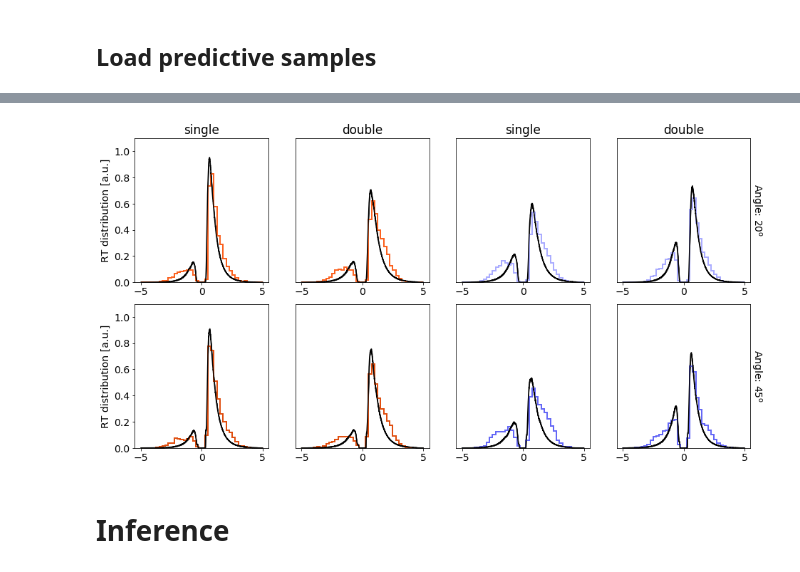
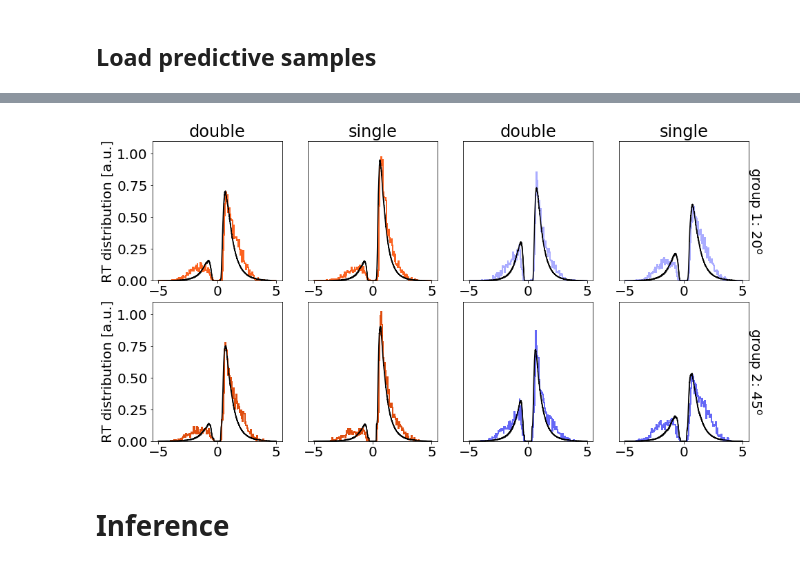
Before and after one commit to dokato/2drdk, a Jupyter notebook: hddm_analysis.ipynb, the cells around one changed output, grey strips where cells are left out. Saved outputs shown, nothing was run; the diff lists cells and outputs as text; code cells hidden in the pictures.

```diff
--- a/hddm_analysis.ipynb
+++ b/hddm_analysis.ipynb
@@ -11,7 +11,7 @@ import hddm
 
 from patsy import dmatrix
 # %%
-plt.rcParams.update({'font.size': 14})
+plt.rcParams.update({'font.size': 20})
 #import matplotlib as mpl
 #mpl.rcParams['axes.spines.right'] = False
 #mpl.rcParams['axes.spines.top'] = False
@@ -409,56 +441,56 @@ fig = plt.figure(figsize=(15, 8))
 fig.subplots_adjust(left=0.1, right=0.9, hspace = 0.15)
 
 plt.subplot(2,4,1)
-plot_rts_from_condition(dataf[dataf.condition == 'C1'][dataf.angle == 20].rt, pred_c1_avg_20, pred_c1_std_20, color='#fb6220')
+plot_rts_from_condition(dataf[dataf.condition == 'C2'][dataf.angle == 20].rt, pred_c2_avg_20, pred_c2_std_20, color='#fb6220')
 plt.ylim([0, 1.1])
-plt.title('single')
+plt.title('double')
 plt.ylabel('RT distribution [a.u.]')
 
 plt.subplot(2,4,2)
-plot_rts_from_condition(dataf[dataf.condition == 'C2'][dataf.angle == 20].rt, pred_c2_avg_20, pred_c2_std_20, color='#fb6220')
+plot_rts_from_condition(dataf[dataf.condition == 'C1'][dataf.angle == 20].rt, pred_c1_avg_20, pred_c1_std_20, color='#fb6220')
+plt.ylim([0, 1.1])
+plt.yticks([])
+plt.title('single')
+
+plt.subplot(2,4,3)
+plot_rts_from_condition(dataf[dataf.condition == 'I2'][dataf.angle == 20].rt, pred_i2_avg_20, pred_i2_std_20, color='#aaacff')
 plt.ylim([0, 1.1])
 plt.yticks([])
 plt.title('double')
 
-plt.subplot(2,4,3)
+ax = plt.subplot(2,4,4)
+ax.yaxis.set_label_position('right')
 plot_rts_from_condition(dataf[dataf.condition == 'I1'][dataf.angle == 20].rt, pred_i1_avg_20, pred_i1_std_20, color='#aaacff')
 plt.ylim([0, 1.1])
 plt.yticks([])
 plt.title('single')
 
-ax = plt.subplot(2,4,4)
-ax.yaxis.set_label_position('right')
-plot_rts_from_condition(dataf[dataf.condition == 'I2'][dataf.angle == 20].rt, pred_i2_avg_20, pred_i2_std_20, color='#aaacff')
-plt.ylim([0, 1.1])
-plt.yticks([])
-plt.title('double')
-
-ax.set_ylabel(r'Angle: 20$^\mathrm{o}$', rotation=270, verticalalignment='baseline')
+ax.set_ylabel(r'group 1: 20$^\mathrm{o}$', rotation=270, verticalalignment='baseline')
 
 plt.subplot(2,4,5)
-plot_rts_from_condition(dataf[dataf.condition == 'C1'][dataf.angle == 45].rt, pred_c1_avg_45, pred_c1_std_45, color='#df4e0f')
+plot_rts_from_condition(dataf[dataf.condition == 'C2'][dataf.angle == 45].rt, pred_c2_avg_45, pred_c2_std_45, color='#df4e0f')
 plt.ylim([0, 1.1])
 plt.ylabel('RT distribution [a.u.]')
 
 plt.subplot(2,4,6)
-plot_rts_from_condition(dataf[dataf.condition == 'C2'][dataf.angle == 45].rt, pred_c2_avg_45, pred_c2_std_45, color='#df4e0f')
+plot_rts_from_condition(dataf[dataf.condition == 'C1'][dataf.angle == 45].rt, pred_c1_avg_45, pred_c1_std_45, color='#df4e0f')
 plt.ylim([0, 1.1])
 plt.yticks([])
 
 plt.subplot(2,4,7)
-plot_rts_from_condition(dataf[dataf.condition == 'I1'][dataf.angle == 45].rt, pred_i1_avg_45, pred_i1_std_45, color='#6467f6')
+plot_rts_from_condition(dataf[dataf.condition == 'I2'][dataf.angle == 45].rt, pred_i2_avg_45, pred_i2_std_45, color='#6467f6')
 plt.ylim([0, 1.1])
 plt.yticks([])
 
 ax = plt.subplot(2,4,8)
 ax.yaxis.set_label_position('right')
-plot_rts_from_condition(dataf[dataf.condition == 'I2'][dataf.angle == 45].rt, pred_i2_avg_45, pred_i2_std_45, color='#6467f6')
+plot_rts_from_condition(dataf[dataf.condition == 'I1'][dataf.angle == 45].rt, pred_i1_avg_45, pred_i1_std_45, color='#6467f6')
 plt.ylim([0, 1.1])
 plt.yticks([])
-ax.set_ylabel(r'Angle: 45$^\mathrm{o}$', rotation=270, verticalalignment='baseline')
-plt.savefig('rts_plot.svg')
+ax.set_ylabel(r'group 2: 45$^\mathrm{o}$', rotation=270, verticalalignment='baseline')
+plt.savefig('rts_plot_bins_200.svg')
 # %% [output]
-[figure, old version]
+[figure, new version]
 # %% [markdown]
 # Inference
 # %%
```
Also changed, not shown: parts of 12 cells of this notebook, 5 other files.
